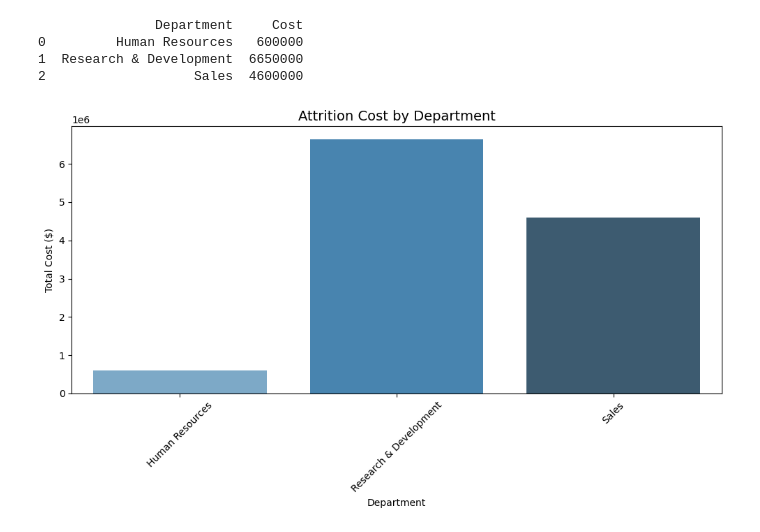
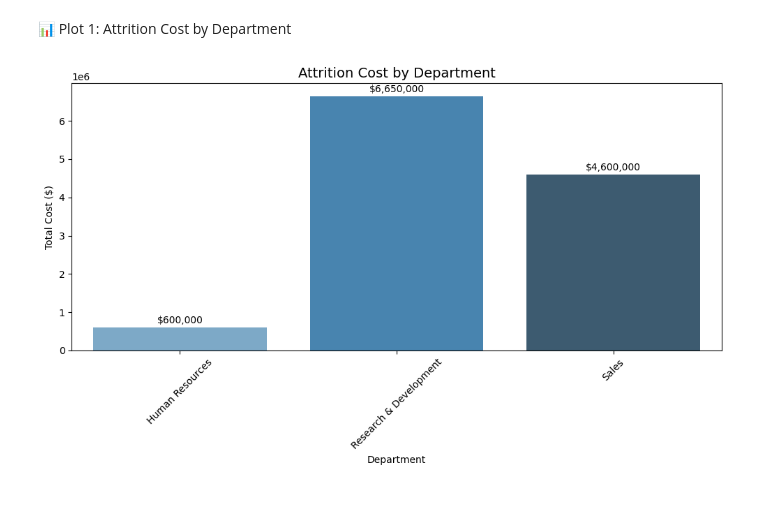
Before and after one commit to evanalyticsalex/hr_analytics, a Jupyter notebook: notebooks/plot_attrition_cost.ipynb, the cells around one changed output. Drawn from its saved outputs; the diff is of its cells as text; code cells hidden in the pictures; blank space fills up the shorter version.

Commit message:
Adding the two plots with the labels

```diff
--- a/notebooks/plot_attrition_cost.ipynb
+++ b/notebooks/plot_attrition_cost.ipynb
@@ -1,31 +1,30 @@
 # %%
-# 📦 Import libraries
 import pandas as pd
+import seaborn as sns
 import matplotlib.pyplot as plt
-import seaborn as sns
 
-# 📌 Make plots appear inside the notebook
-%matplotlib inline
+# Load both CSVs (headers already fixed)
+cost_df = pd.read_csv("../outputs/attrition_cost_by_department.csv")   # columns: Department, Cost
+leavers_df = pd.read_csv("../outputs/attrition_leavers.csv")           # columns: Department, Total_Leavers
 
-# 📥 Load the attrition cost data
-df = pd.read_csv("../outputs/attrition_cost_by_department.csv")
-
-# 👀 Preview the data
-print(df.head())
+# Merge them into one DataFrame
+df = pd.merge(cost_df, leavers_df, on="Department")
-# %% [output]
-               Department     Cost
-0         Human Resources   600000
-1  Research & Development  6650000
-2                   Sales  4600000
+# %% [markdown]
+📊 Plot 1: Attrition Cost by Department
 # %%
 plt.figure(figsize=(10, 6))
-sns.barplot(data=df, x='Department', y='Cost', hue='Department', palette='Blues_d', legend=False)
+ax = sns.barplot(data=df, x='Department', y='Cost', hue='Department', palette='Blues_d', legend=False)
 
 plt.title('Attrition Cost by Department', fontsize=14)
 plt.xlabel('Department')
 plt.ylabel('Total Cost ($)')
 plt.xticks(rotation=45)
 plt.tight_layout()
+
+# 🏷️ Add formatted dollar value labels
+for container in ax.containers:
+    ax.bar_label(container, labels=[f"${int(v):,}" for v in container.datavalues], label_type='edge', padding=2)
+
 plt.show()
 # %% [output]
-[figure, old version]
+[figure, new version]
```
Also changed, not shown: parts of 2 cells of this notebook.
